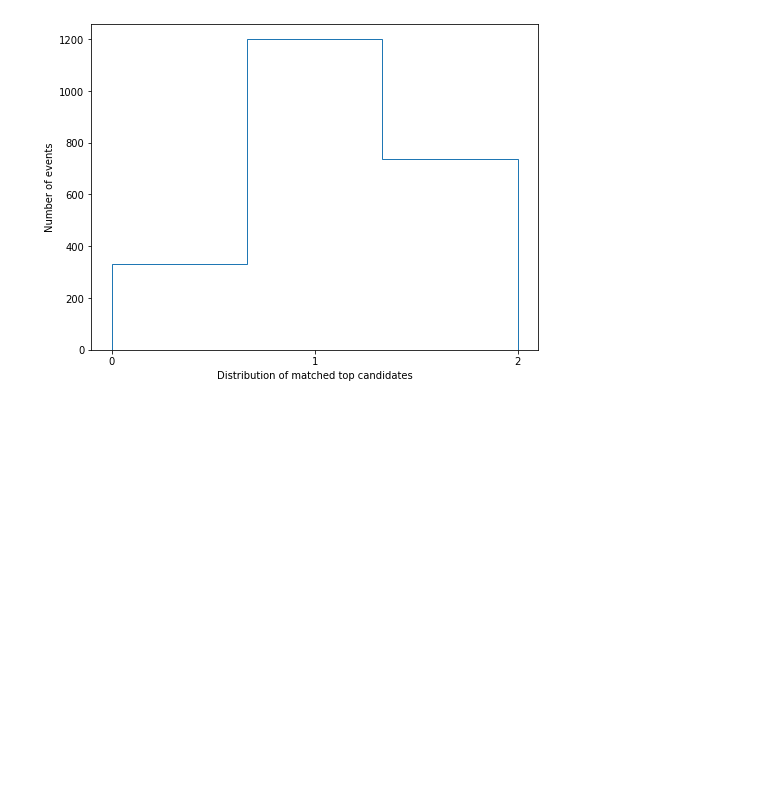
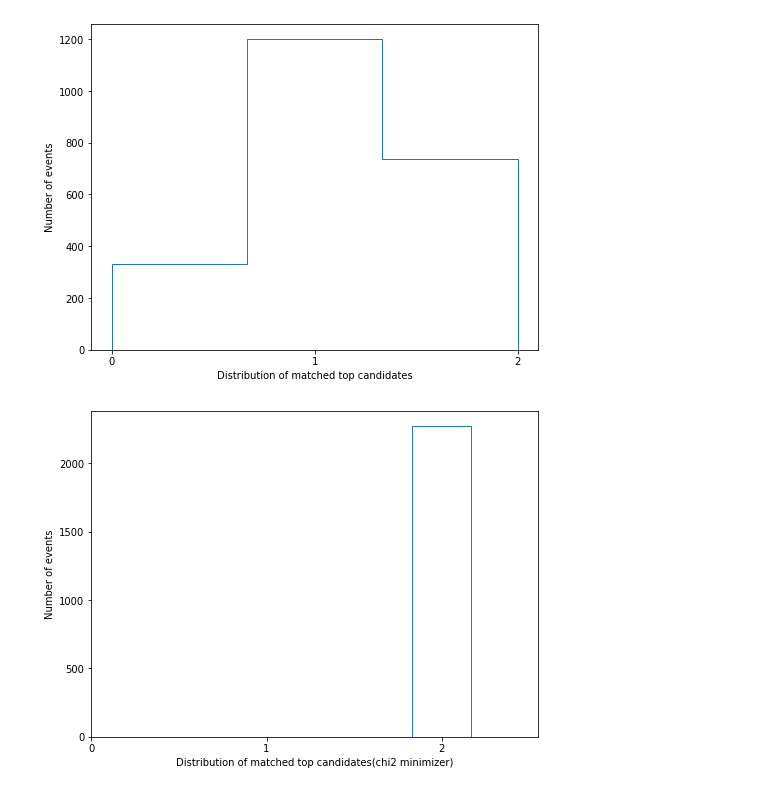
Before and after one commit to mfenton0/HEP-jet-assignment, a Jupyter notebook: analysis_script/demo/hdf5_read_demo_v2.ipynb, the cells around one changed output. Drawn from its saved outputs; the diff is of its cells as text; code cells hidden in the pictures; blank space fills up the shorter version.

Commit message:
feat: add plots of chi2

```diff
--- a/analysis_script/demo/hdf5_read_demo_v2.ipynb
+++ b/analysis_script/demo/hdf5_read_demo_v2.ipynb
@@ -13,6 +13,7 @@ import matplotlib.pyplot as plt
 Using `h5py` package can help you to parse the hdf5 file.
 # %%
 f = h5py.File('../output/output.h5','r')
+g = h5py.File("../output/output_chi2.h5", 'r')
 # %% [markdown]
 ### Dig into data structure
 To see how many groups defined in the hdf5 file, you can use the following script.
@@ -41,6 +46,24 @@ parton_barcode = f['parton_barcode']
 parton_jet_index = f['parton_jet_index']
 
 N_match_top_in_event = f['N_match_top_in_event']
+# %%
+jet_pt_chi2 = g['jet_pt']
+jet_phi_chi2 = g['jet_phi']
+jet_eta_chi2 = g['jet_eta']
+jet_barcode_chi2 = g['jet_barcode']
+jet_mass_chi2 = g['jet_mass']
+jet_btag_chi2 = g['jet_btag']
+jet_parton_index_chi2 = g['jet_parton_index']
+
+parton_pdgid_chi2 = g['parton_pdgid']
+parton_pt_chi2 = g['parton_pt']
+parton_eta_chi2 = g['parton_eta']
+parton_phi_chi2 = g['parton_phi']
+parton_mass_chi2 = g['parton_mass']
+parton_barcode_chi2 = g['parton_barcode']
+parton_jet_index_chi2 = g['parton_jet_index']
+
+N_match_top_in_event_chi2 = g['N_match_top_in_event']
 # %%
 N_match_top_in_event[0]
 # %% [output]
@@ -68,6 +91,15 @@ plt.xlabel('Distribution of matched top candidates')
 plt.show()
 # %% [output]
 [figure]
+# %%
+plt.figure(figsize=(8,6))
+plt.hist(N_match_top_in_event_chi2, bins=3, histtype='step')
+plt.xticks([0,1,2])
+plt.ylabel('Number of events')
+plt.xlabel('Distribution of matched top candidates(chi2 minimizer)')
+plt.show()
+# %% [output]
+[figure, added]
 # %%
 W_plus_inv = []
 W_minus_inv = []
```
Also changed, not shown: parts of 14 cells of this notebook.
